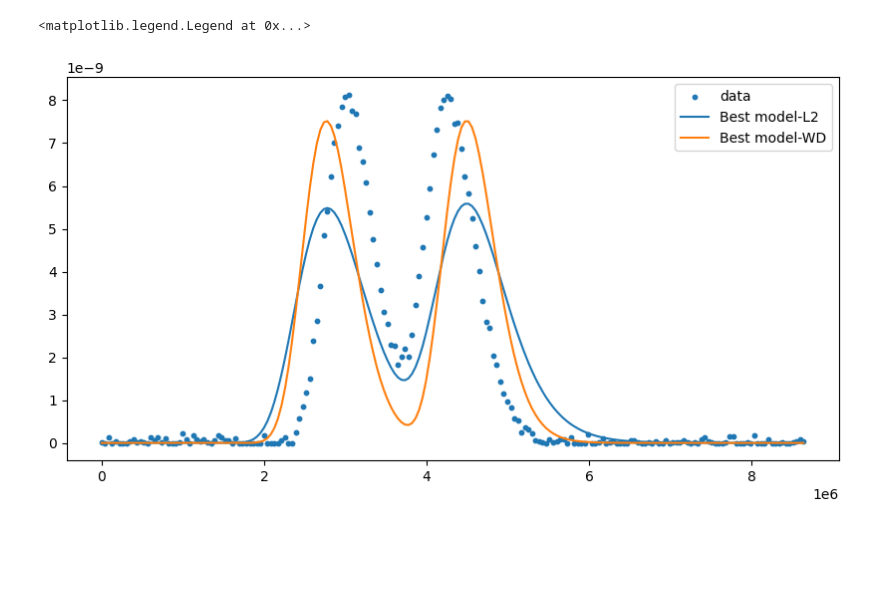
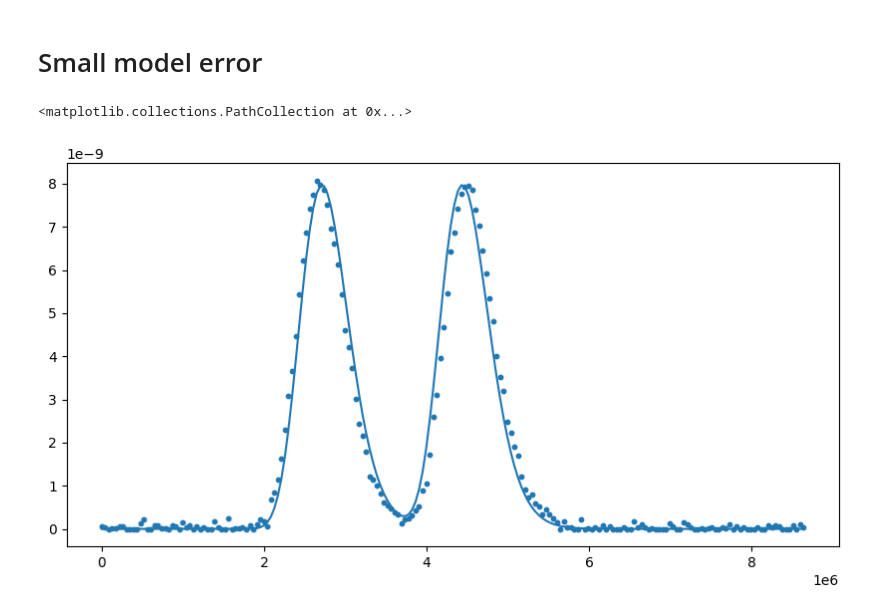
Before and after one commit to randlab/hydroptimal_metrics, a Jupyter notebook: hydroptimal/04_tracer_with_noise.ipynb, the cells around one changed output. Saved outputs shown, nothing was run; the diff lists cells and outputs as text; code cells hidden in the pictures; blank space fills up the shorter version.

```diff
--- a/hydroptimal/04_tracer_with_noise.ipynb
+++ b/hydroptimal/04_tracer_with_noise.ipynb
@@ -565,11 +0,0 @@ cs_WD=multipeaks(times,[0,20*seconds_in_day],alpha=alpha,R=220,Q=10000/1000/60,P
-# %%
-plt.figure(figsize=(10,5))
-
-plt.scatter(times,cs_noise,s=10,label='data')
-plt.plot(times,cs_L2,label='Best model-L2')
-plt.plot(times,cs_WD,label='Best model-WD')
-#plt.plot(times,cs_Sinkhorn,label='Sinkhorn')
-plt.legend()
-# %% [output]
-<matplotlib.legend.Legend at 0x...>
-[figure, removed]
@@ -575,0 +301,21 @@ plt.legend()
+# %% [markdown]
+# Small model error
+# %%
+ndays=1
+std_dev=.2e-9
+np.random.seed(10044343)
+random_time_shift1=(np.random.random()-0.5)*seconds_in_day*ndays*2
+random_time_shift2=(np.random.random()-0.5)*seconds_in_day*ndays*2
+
+
+cs_noise=add_noise(multipeaks(times,[0+random_time_shift1,20*seconds_in_day+random_time_shift2],alpha=alpha_target,
+                              R=220,Q=10000/1000/60,Phi=phi_target,L=20),
+                              std_dev=.1e-9)
+
+
+plt.figure(figsize=(10,5))
+plt.plot(times,cs_target)
+plt.scatter(times,cs_noise,s=10)
+# %% [output]
+<matplotlib.collections.PathCollection at 0x...>
+[figure, added]
```
Also changed, not shown: parts of 38 cells of this notebook.
